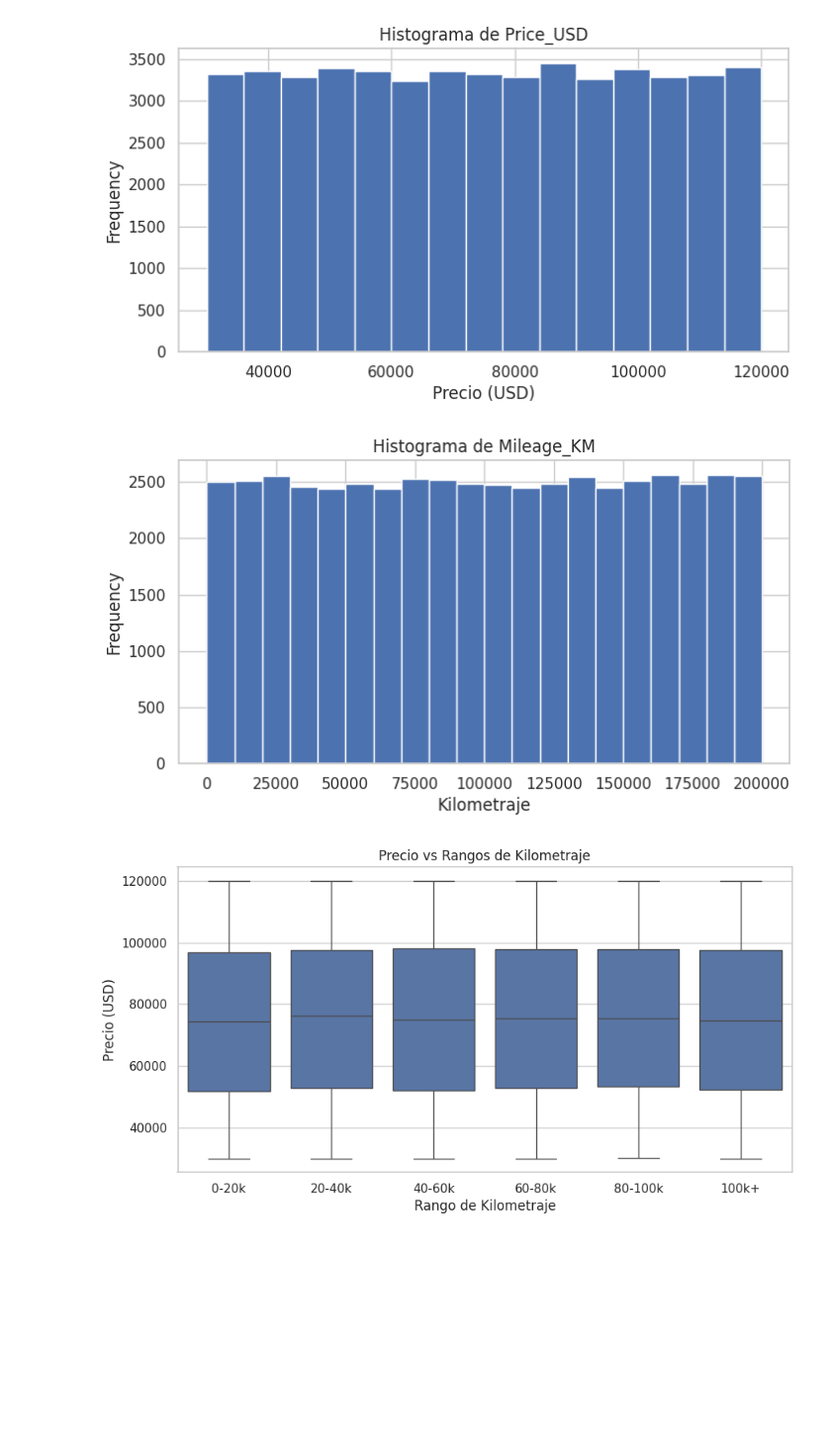
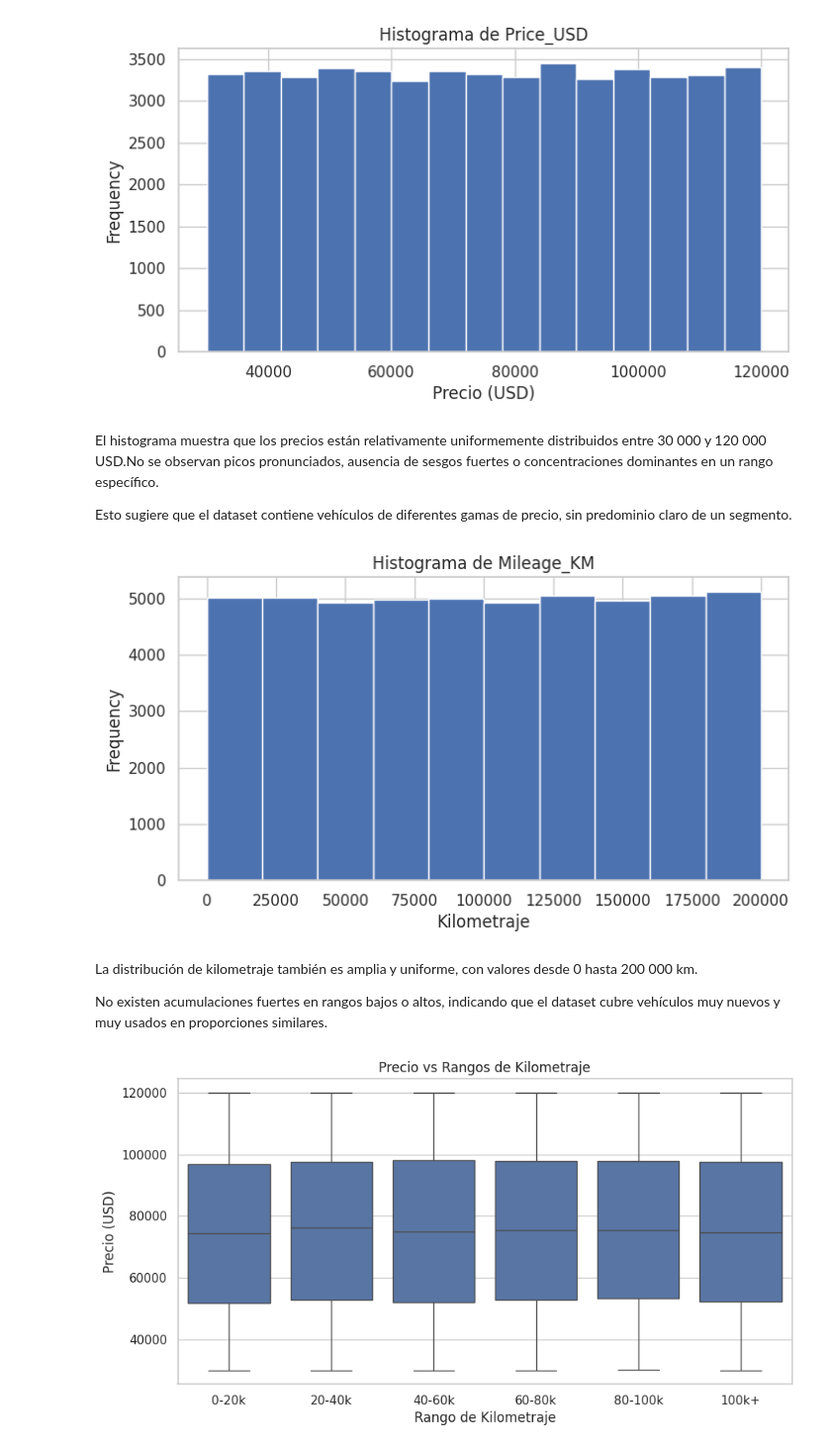
Before and after one commit to Jaiderggz/Ciencia-de-Datos---BMW-Modelo-predictivo-ventas-2025-en-adelante., a Jupyter notebook: Notebooks/Processedcvs.ipynb, the cells around one changed output. Shown: that part at 99% size. Drawn from its saved outputs; the diff is of its cells as text; code cells hidden in the pictures; blank space fills up the shorter version.

```diff
--- a/Notebooks/Processedcvs.ipynb
+++ b/Notebooks/Processedcvs.ipynb
@@ -72,13 +96,21 @@ plt.xlabel("Precio (USD)")
 plt.show()
 # %% [output]
 [figure]
+# %% [markdown]
+El histograma muestra que los precios están relativamente uniformemente distribuidos entre 30 000 y 120 000 USD.No se observan picos pronunciados, ausencia de sesgos fuertes o concentraciones dominantes en un rango específico.
+
+Esto sugiere que el dataset contiene vehículos de diferentes gamas de precio, sin predominio claro de un segmento.
 # %%
-df['Mileage_KM'].plot(kind="hist", bins=20, figsize=(8,4))
+df['Mileage_KM'].plot(kind="hist", bins=10, figsize=(8,4))
 plt.title("Histograma de Mileage_KM")
 plt.xlabel("Kilometraje")
 plt.show()
 # %% [output]
-[figure, old version]
+[figure, new version]
+# %% [markdown]
+La distribución de kilometraje también es amplia y uniforme, con valores desde 0 hasta 200 000 km.
+
+No existen acumulaciones fuertes en rangos bajos o altos, indicando que el dataset cubre vehículos muy nuevos y muy usados en proporciones similares.
 # %%
 df['Mileage_Group'] = pd.cut(df['Mileage_KM'],
                              bins=[0, 20000, 40000, 60000, 80000, 100000, df['Mileage_KM'].max()],
```
Also changed, not shown: parts of 10 cells of this notebook.
